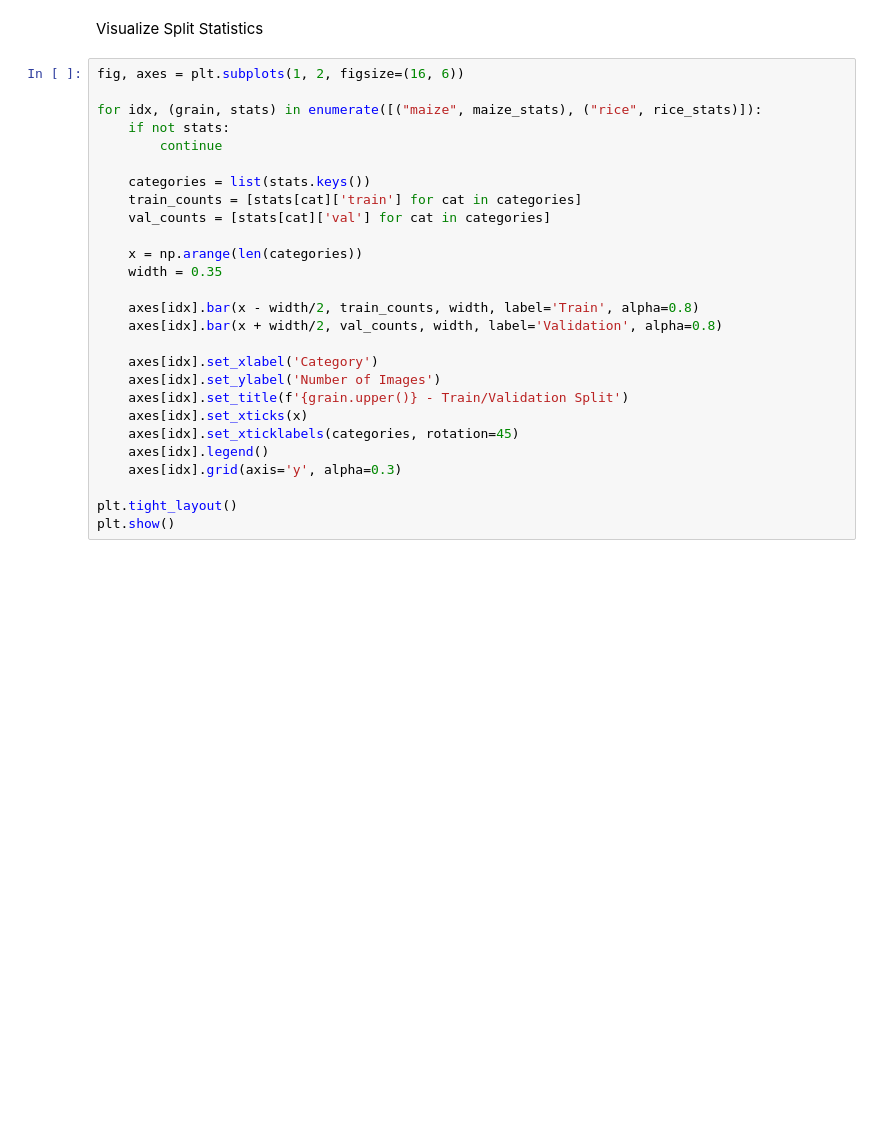
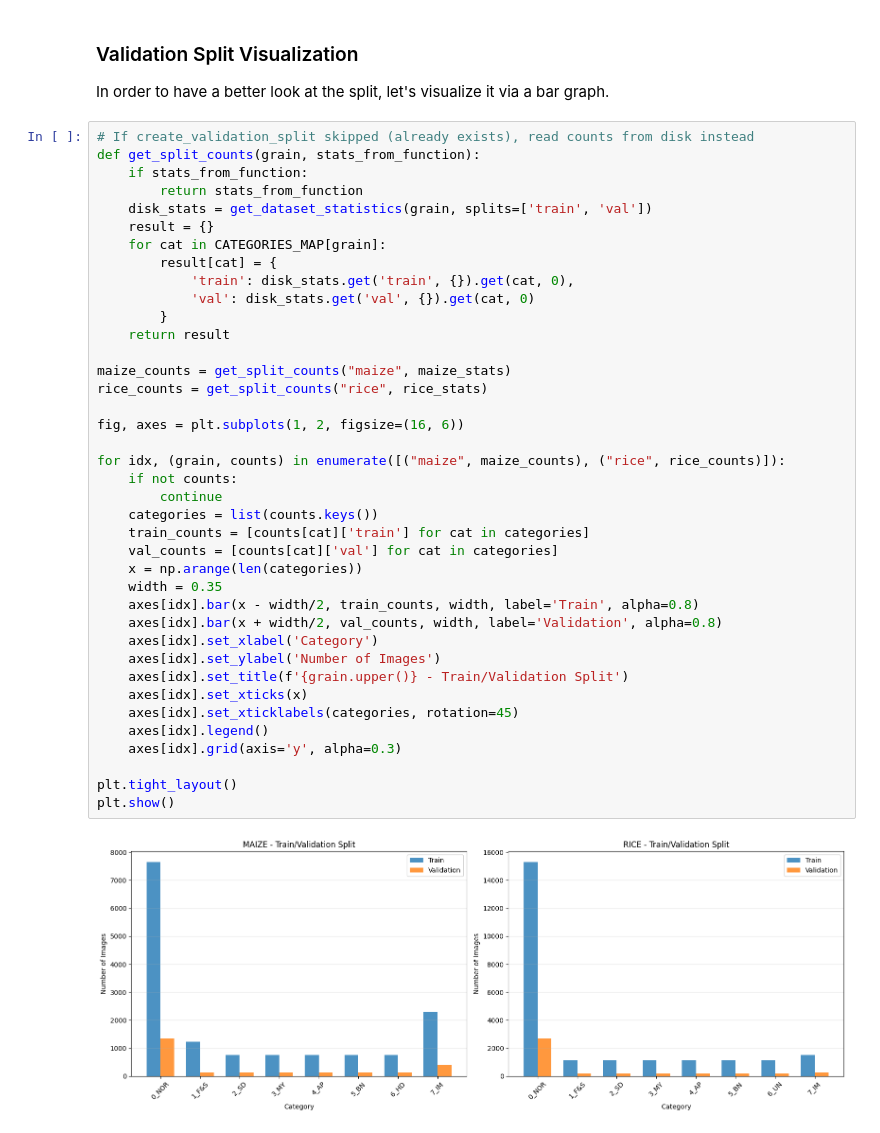
Before and after one commit to xandreiAThome/grain-disease-vision-model, a Jupyter notebook: preprocessing.ipynb, the cells around one changed output. Cells and saved outputs as stored; diff of their text form; blank space fills up the shorter version.

```diff
--- a/preprocessing.ipynb
+++ b/preprocessing.ipynb
@@ -36,30 +49,46 @@ rice_stats = create_validation_split("rice", val_ratio=0.15, random_state=42)
 # %% [markdown]
-Visualize Split Statistics
+### Validation Split Visualization
+
+In order to have a better look at the split, let's visualize it via a bar graph.
 # %%
+# If create_validation_split skipped (already exists), read counts from disk instead
+def get_split_counts(grain, stats_from_function):
+    if stats_from_function:
+        return stats_from_function
+    disk_stats = get_dataset_statistics(grain, splits=['train', 'val'])
+    result = {}
+    for cat in CATEGORIES_MAP[grain]:
+        result[cat] = {
+            'train': disk_stats.get('train', {}).get(cat, 0),
+            'val': disk_stats.get('val', {}).get(cat, 0)
+        }
+    return result
+
+maize_counts = get_split_counts("maize", maize_stats)
+rice_counts = get_split_counts("rice", rice_stats)
+
 fig, axes = plt.subplots(1, 2, figsize=(16, 6))
 
-for idx, (grain, stats) in enumerate([("maize", maize_stats), ("rice", rice_stats)]):
-    if not stats:
+for idx, (grain, counts) in enumerate([("maize", maize_counts), ("rice", rice_counts)]):
+    if not counts:
         continue
-
-    categories = list(stats.keys())
-    train_counts = [stats[cat]['train'] for cat in categories]
-    val_counts = [stats[cat]['val'] for cat in categories]
-
+    categories = list(counts.keys())
+    train_counts = [counts[cat]['train'] for cat in categories]
+    val_counts = [counts[cat]['val'] for cat in categories]
     x = np.arange(len(categories))
     width = 0.35
-
     axes[idx].bar(x - width/2, train_counts, width, label='Train', alpha=0.8)
     axes[idx].bar(x + width/2, val_counts, width, label='Validation', alpha=0.8)
-
     axes[idx].set_xlabel('Category')
     axes[idx].set_ylabel('Number of Images')
     axes[idx].set_title(f'{grain.upper()} - Train/Validation Split')
     axes[idx].set_xticks(x)
     axes[idx].set_xticklabels(categories, rotation=45)
     axes[idx].legend()
     axes[idx].grid(axis='y', alpha=0.3)
 
 plt.tight_layout()
 plt.show()
+# %% [output]
+[figure, added]
 # %% [markdown]
```
Also changed, not shown: parts of 18 cells of this notebook, 1 other file.
